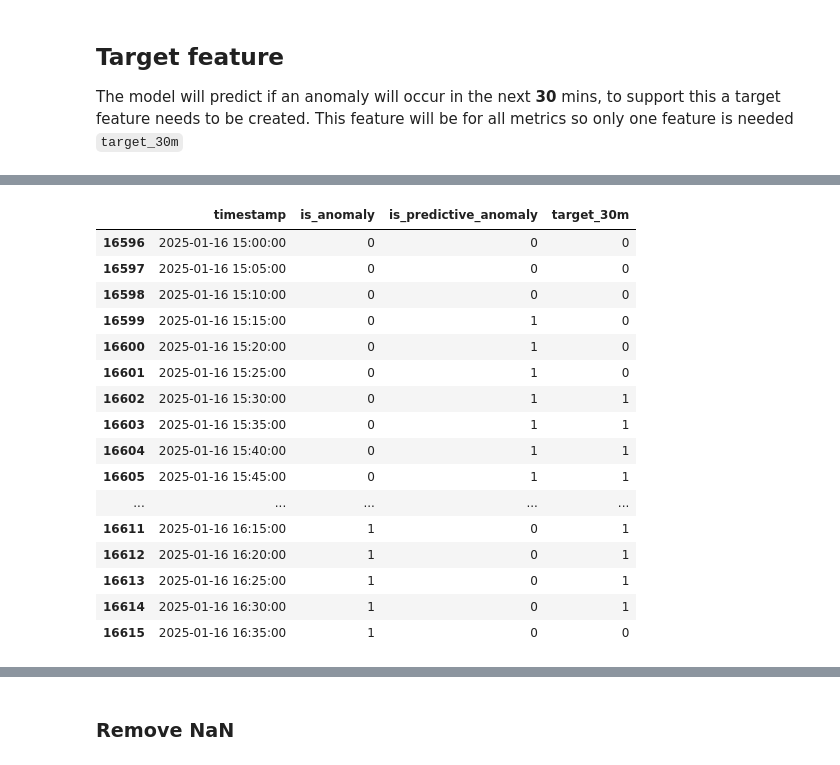
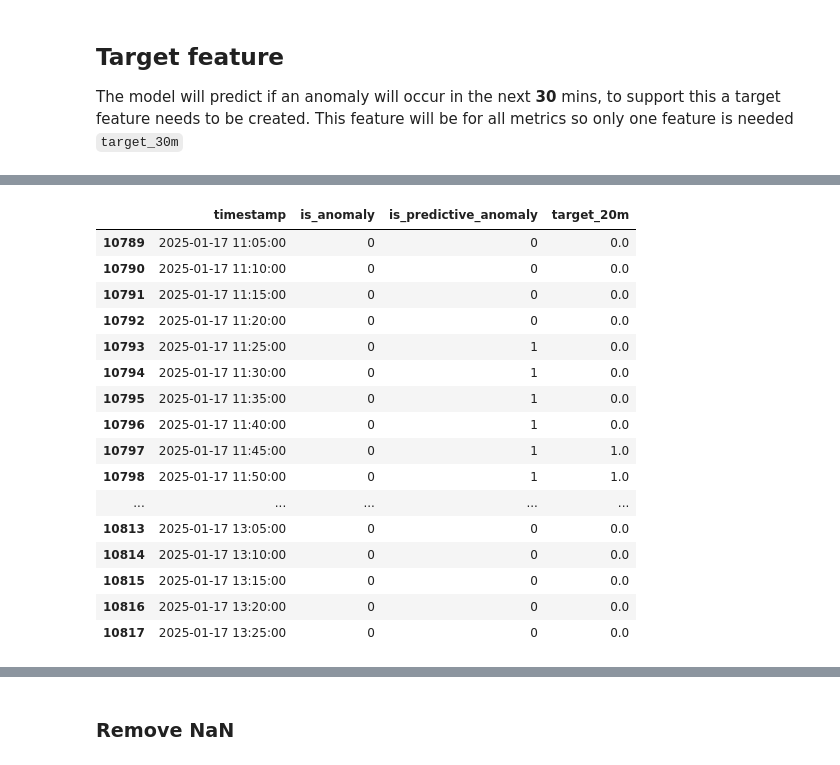
Before and after one commit to RkP17/infra-anomaly-detection, a Jupyter notebook: notebooks/03_feature_engineering_xg_boost.ipynb, the cells around one changed output, grey strips where cells are left out. Saved outputs shown, nothing was run; the diff lists cells and outputs as text; code cells hidden in the pictures.

```diff
--- a/notebooks/03_feature_engineering_xg_boost.ipynb
+++ b/notebooks/03_feature_engineering_xg_boost.ipynb
@@ -142,0 +167,14 @@ df.head(20)
+# %%
+def trend_features(df, metric):
+    for shift in [1,3,6]:
+        minutes = shift*5
+        col_name = f'{metric}_{minutes}m_change'
+
+        df[col_name] = df.groupby("server_id")[metric].diff(shift)
+    return df
+
+df = trend_features(df, "cpu_percent")
+df = trend_features(df, "memory_percent")
+df = trend_features(df, "disk_io")
+
+df.head()
@@ -146,16 +198,25 @@ The model will predict if an anomaly will occur in the next **30** mins, to supp
 # %%
 def target_feature(df):
-    col_name='target_30m'
+    col_name='target_20m'
 
     future_values = []
 
-    for shift in range(1,7):
-        is_anomaly = df.groupby("server_id")["is_anomaly"].shift(-shift) == 1
+    for shift in range(1,5):
+        is_anomaly = df.groupby("server_id")["is_anomaly"].shift(-shift)
         future_values.append(is_anomaly)
 
     future_values = pd.DataFrame(future_values).T
 
-    df[col_name] = future_values.any(axis=1).astype(int)
+    # are there values 30 minutes into the future
+    has_complete_future = future_values.notna().all(axis=1)
+
+    df[col_name] = np.where(
+        df["is_anomaly"] == 0,
+        future_values.eq(1).any(axis=1).astype(float),
+        0.0
+    )
+
+    df.loc[~has_complete_future, col_name] = np.nan
 
     return df
 
@@ -173,28 +234,28 @@ df.head()
 # %%
 df[
     (df["server_id"] == "web_2") &
-    (df["timestamp"].between("2025-01-16 15:00", "2025-01-16 16:35"))
+    (df["timestamp"].between("2025-01-17 11:05:00", "2025-01-17 13:25:00"))
 ][[
     "timestamp",
     "is_anomaly",
     "is_predictive_anomaly",
-    "target_30m"
+    "target_20m"
 ]]
 # %% [output]
-|  | timestamp | is_anomaly | is_predictive_anomaly | target_30m |
-| 16596 | 2025-01-16 15:00:00 | 0 | 0 | 0 |
-| 16597 | 2025-01-16 15:05:00 | 0 | 0 | 0 |
-| 16598 | 2025-01-16 15:10:00 | 0 | 0 | 0 |
-| 16599 | 2025-01-16 15:15:00 | 0 | 1 | 0 |
-| 16600 | 2025-01-16 15:20:00 | 0 | 1 | 0 |
-| 16601 | 2025-01-16 15:25:00 | 0 | 1 | 0 |
-| 16602 | 2025-01-16 15:30:00 | 0 | 1 | 1 |
-| 16603 | 2025-01-16 15:35:00 | 0 | 1 | 1 |
-| 16604 | 2025-01-16 15:40:00 | 0 | 1 | 1 |
-| 16605 | 2025-01-16 15:45:00 | 0 | 1 | 1 |
+|  | timestamp | is_anomaly | is_predictive_anomaly | target_20m |
+| 10789 | 2025-01-17 11:05:00 | 0 | 0 | 0.0 |
+| 10790 | 2025-01-17 11:10:00 | 0 | 0 | 0.0 |
+| 10791 | 2025-01-17 11:15:00 | 0 | 0 | 0.0 |
+| 10792 | 2025-01-17 11:20:00 | 0 | 0 | 0.0 |
+| 10793 | 2025-01-17 11:25:00 | 0 | 1 | 0.0 |
+| 10794 | 2025-01-17 11:30:00 | 0 | 1 | 0.0 |
+| 10795 | 2025-01-17 11:35:00 | 0 | 1 | 0.0 |
+| 10796 | 2025-01-17 11:40:00 | 0 | 1 | 0.0 |
+| 10797 | 2025-01-17 11:45:00 | 0 | 1 | 1.0 |
+| 10798 | 2025-01-17 11:50:00 | 0 | 1 | 1.0 |
 | ... | ... | ... | ... | ... |
-| 16611 | 2025-01-16 16:15:00 | 1 | 0 | 1 |
-| 16612 | 2025-01-16 16:20:00 | 1 | 0 | 1 |
-| 16613 | 2025-01-16 16:25:00 | 1 | 0 | 1 |
-| 16614 | 2025-01-16 16:30:00 | 1 | 0 | 1 |
-| 16615 | 2025-01-16 16:35:00 | 1 | 0 | 0 |
+| 10813 | 2025-01-17 13:05:00 | 0 | 0 | 0.0 |
+| 10814 | 2025-01-17 13:10:00 | 0 | 0 | 0.0 |
+| 10815 | 2025-01-17 13:15:00 | 0 | 0 | 0.0 |
+| 10816 | 2025-01-17 13:20:00 | 0 | 0 | 0.0 |
+| 10817 | 2025-01-17 13:25:00 | 0 | 0 | 0.0 |
```
Also changed, not shown: parts of 15 cells of this notebook, 3 other files.
